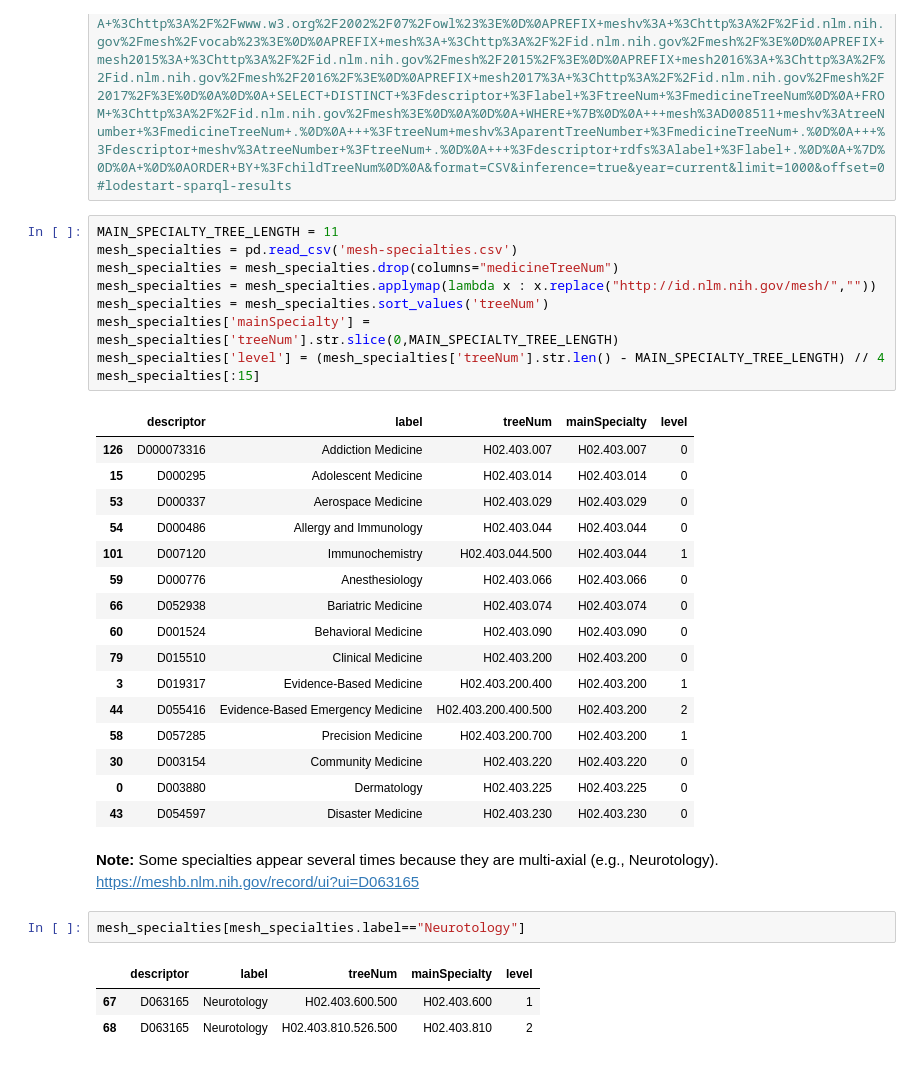
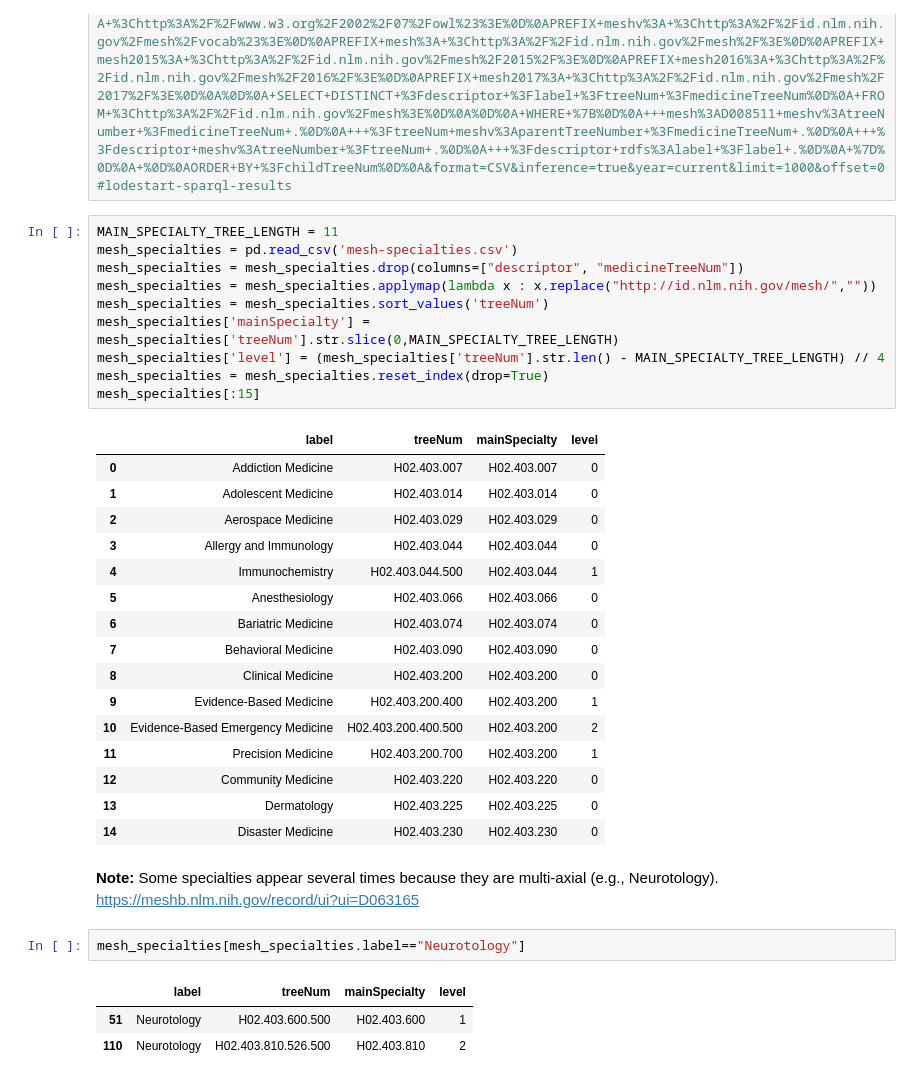
Before and after one commit to plopezgarcia/specialist-lexicon, a Jupyter notebook: generate-queries.ipynb, the cells around one changed output. Cells and saved outputs as stored; diff of their text form.

Commit message:
improved and moved to dataframes

```diff
--- a/generate-queries.ipynb
+++ b/generate-queries.ipynb
@@ -30,35 +29,36 @@ def search_and_count(query):
 # %%
 MAIN_SPECIALTY_TREE_LENGTH = 11
 mesh_specialties = pd.read_csv('mesh-specialties.csv')
-mesh_specialties = mesh_specialties.drop(columns="medicineTreeNum")
+mesh_specialties = mesh_specialties.drop(columns=["descriptor", "medicineTreeNum"])
 mesh_specialties = mesh_specialties.applymap(lambda x : x.replace("http://id.nlm.nih.gov/mesh/",""))
 mesh_specialties = mesh_specialties.sort_values('treeNum')
 mesh_specialties['mainSpecialty'] = mesh_specialties['treeNum'].str.slice(0,MAIN_SPECIALTY_TREE_LENGTH)
 mesh_specialties['level'] = (mesh_specialties['treeNum'].str.len() - MAIN_SPECIALTY_TREE_LENGTH) // 4
+mesh_specialties = mesh_specialties.reset_index(drop=True)
 mesh_specialties[:15]
 # %% [output]
-|  | descriptor | label | treeNum | mainSpecialty | level |
-| 126 | D000073316 | Addiction Medicine | H02.403.007 | H02.403.007 | 0 |
-| 15 | D000295 | Adolescent Medicine | H02.403.014 | H02.403.014 | 0 |
-| 53 | D000337 | Aerospace Medicine | H02.403.029 | H02.403.029 | 0 |
-| 54 | D000486 | Allergy and Immunology | H02.403.044 | H02.403.044 | 0 |
-| 101 | D007120 | Immunochemistry | H02.403.044.500 | H02.403.044 | 1 |
-| 59 | D000776 | Anesthesiology | H02.403.066 | H02.403.066 | 0 |
-| 66 | D052938 | Bariatric Medicine | H02.403.074 | H02.403.074 | 0 |
-| 60 | D001524 | Behavioral Medicine | H02.403.090 | H02.403.090 | 0 |
-| 79 | D015510 | Clinical Medicine | H02.403.200 | H02.403.200 | 0 |
-| 3 | D019317 | Evidence-Based Medicine | H02.403.200.400 | H02.403.200 | 1 |
-| 44 | D055416 | Evidence-Based Emergency Medicine | H02.403.200.400.500 | H02.403.200 | 2 |
-| 58 | D057285 | Precision Medicine | H02.403.200.700 | H02.403.200 | 1 |
-| 30 | D003154 | Community Medicine | H02.403.220 | H02.403.220 | 0 |
-| 0 | D003880 | Dermatology | H02.403.225 | H02.403.225 | 0 |
-| 43 | D054597 | Disaster Medicine | H02.403.230 | H02.403.230 | 0 |
+|  | label | treeNum | mainSpecialty | level |
+| 0 | Addiction Medicine | H02.403.007 | H02.403.007 | 0 |
+| 1 | Adolescent Medicine | H02.403.014 | H02.403.014 | 0 |
+| 2 | Aerospace Medicine | H02.403.029 | H02.403.029 | 0 |
+| 3 | Allergy and Immunology | H02.403.044 | H02.403.044 | 0 |
+| 4 | Immunochemistry | H02.403.044.500 | H02.403.044 | 1 |
+| 5 | Anesthesiology | H02.403.066 | H02.403.066 | 0 |
+| 6 | Bariatric Medicine | H02.403.074 | H02.403.074 | 0 |
+| 7 | Behavioral Medicine | H02.403.090 | H02.403.090 | 0 |
+| 8 | Clinical Medicine | H02.403.200 | H02.403.200 | 0 |
+| 9 | Evidence-Based Medicine | H02.403.200.400 | H02.403.200 | 1 |
+| 10 | Evidence-Based Emergency Medicine | H02.403.200.400.500 | H02.403.200 | 2 |
+| 11 | Precision Medicine | H02.403.200.700 | H02.403.200 | 1 |
+| 12 | Community Medicine | H02.403.220 | H02.403.220 | 0 |
+| 13 | Dermatology | H02.403.225 | H02.403.225 | 0 |
+| 14 | Disaster Medicine | H02.403.230 | H02.403.230 | 0 |
 # %% [markdown]
 **Note:** Some specialties appear several times because they are multi-axial (e.g., Neurotology). https://meshb.nlm.nih.gov/record/ui?ui=D063165
 # %%
 mesh_specialties[mesh_specialties.label=="Neurotology"]
 # %% [output]
-|  | descriptor | label | treeNum | mainSpecialty | level |
-| 67 | D063165 | Neurotology | H02.403.600.500 | H02.403.600 | 1 |
-| 68 | D063165 | Neurotology | H02.403.810.526.500 | H02.403.810 | 2 |
+|  | label | treeNum | mainSpecialty | level |
+| 51 | Neurotology | H02.403.600.500 | H02.403.600 | 1 |
+| 110 | Neurotology | H02.403.810.526.500 | H02.403.810 | 2 |
 # %%
```
Also changed, not shown: parts of 12 cells of this notebook.
